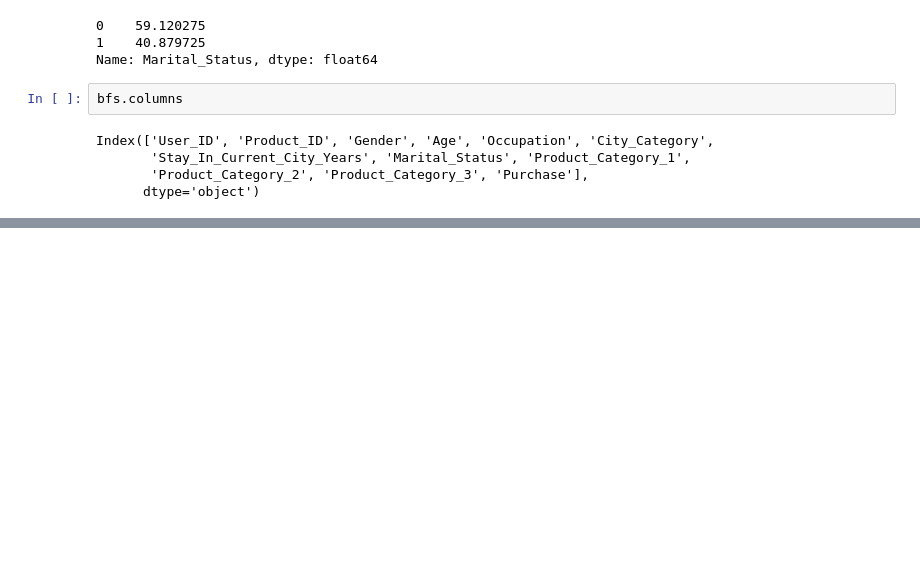
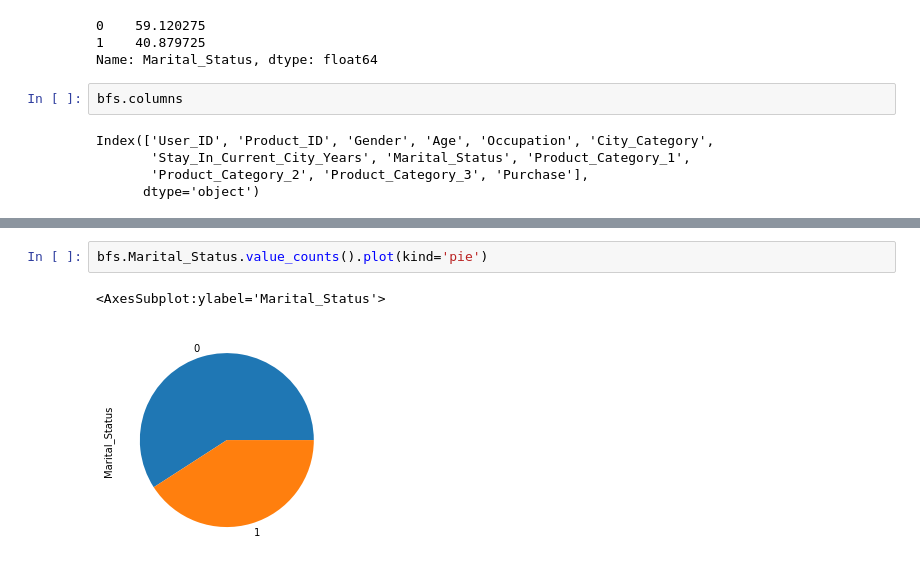
Before and after one commit to shreyashettyk/Data_Analysis, a Jupyter notebook: Black_Friday_Sales_EDA.ipynb, the cells around one changed output, grey strips where cells are left out. Drawn from its saved outputs; the diff is of its cells as text; blank space fills up the shorter version.

```diff
--- a/Black_Friday_Sales_EDA.ipynb
+++ b/Black_Friday_Sales_EDA.ipynb
@@ -120,0 +229,5 @@ Index(['User_ID', 'Product_ID', 'Gender', 'Age', 'Occupation', 'City_Category',
+# %%
+bfs.Marital_Status.value_counts().plot(kind='pie')
+# %% [output]
+<AxesSubplot:ylabel='Marital_Status'>
+[figure, added]
```
Also changed, not shown: parts of 21 cells of this notebook.
